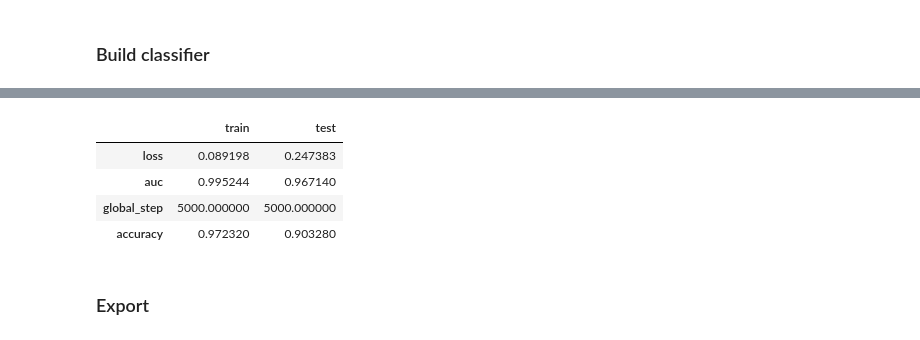
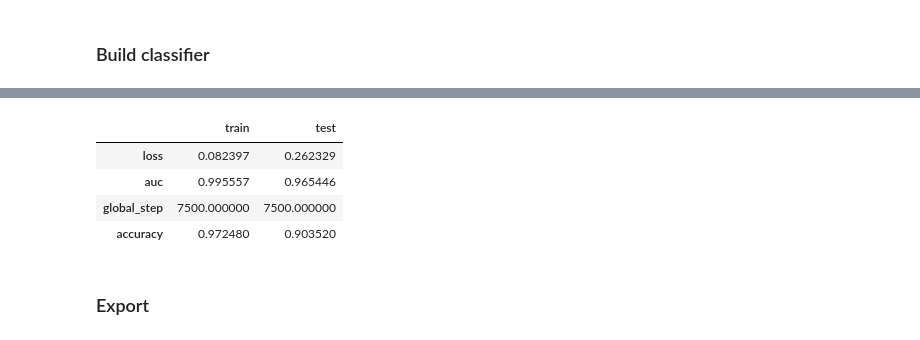
Before and after one commit to donaldrauscher/movie-reviews-tf, a Jupyter notebook: model_build.ipynb, the cells around one changed output, grey strips where cells are left out. Cells and saved outputs as stored; diff of their text form; code cells hidden in the pictures.

Commit message:
Print performance by epoch; select best from checkpoints

```diff
--- a/model_build.ipynb
+++ b/model_build.ipynb
@@ -180,7 +202,7 @@ vocab = tf_transform_output.vocabulary_by_name('vocab')
 vocab_size = len(vocab)
 # %%
 # load glove embeddings
-embedding_size = 100
+embedding_size = 200
 glove_embeddings = {}
 
 with open('glove/glove.twitter.27B.{}d.txt'.format(embedding_size), mode='r') as f:
@@ -333,0 +334,35 @@ Wall time: 52min 7s
+# %%
+# build classifier
+!rm -Rf $MODEL_LOG
+
+epoch_size = 25000
+num_epochs = 5
+batch_size = 10
+num_steps = epoch_size * num_epochs / batch_size // 1000 * 1000
+
+params = dict(
+    dropout=0.2,
+    conv_filters=500,
+    dense_units=100,
+    learning_rate_start=0.1,
+    learning_rate_steps=num_steps
+)
+
+ckpt_config = tf.estimator.RunConfig(keep_checkpoint_max=num_epochs)
+
+classifier = tf.estimator.Estimator(model_fn=make_model,
+                                    params=params,
+                                    model_dir=MODEL_LOG,
+                                    config=ckpt_config)
+# %%
+# train classifier
+train_stats = []
+for i in range(num_epochs):
+    print("Starting epoch {}/{}...".format(i+1, num_epochs))
+    classifier.train(input_fn=lambda: train_input_fn(batch_size=batch_size))
+    ckpt = classifier.latest_checkpoint()
+    train_auc = classifier.evaluate(input_fn=lambda: train_input_fn())['auc']
+    test_auc = classifier.evaluate(input_fn=lambda: test_input_fn())['auc']
+    train_stats.append((ckpt, train_auc, test_auc))
+
+train_stats = pd.DataFrame(train_stats, columns=['ckpt', 'train_auc', 'test_auc'])
@@ -348,18 +407,20 @@ best_params
 # %%
 # overall stats
-train_stats = best_classifier.evaluate(input_fn=lambda: input_fn('data/train_transformed.tfrecord*', num_epochs=1))
-test_stats = best_classifier.evaluate(input_fn=lambda: input_fn('data/test_transformed.tfrecord*', num_epochs=1))
+best_ckpt = train_stats.sort_values(by=['test_auc'], ascending=False)['ckpt'].values[0]
+
+train_stats = classifier.evaluate(input_fn=train_input_fn, checkpoint_path=best_ckpt)
+test_stats = classifier.evaluate(input_fn=test_input_fn, checkpoint_path=best_ckpt)
 
 train_stats = pd.DataFrame.from_dict(train_stats, orient='index', columns=['train'])
 test_stats = pd.DataFrame.from_dict(test_stats, orient='index', columns=['test'])
 stats = train_stats.join(test_stats)
 stats
 # %% [output]
 |  | train | test |
-| loss | 0.089198 | 0.247383 |
-| auc | 0.995244 | 0.967140 |
-| global_step | 5000.000000 | 5000.000000 |
-| accuracy | 0.972320 | 0.903280 |
+| loss | 0.082397 | 0.262329 |
+| auc | 0.995557 | 0.965446 |
+| global_step | 7500.000000 | 7500.000000 |
+| accuracy | 0.972480 | 0.903520 |
 # %% [markdown]
 ### Export
 # %%
```
Also changed, not shown: parts of 23 cells of this notebook, 2 other files.
